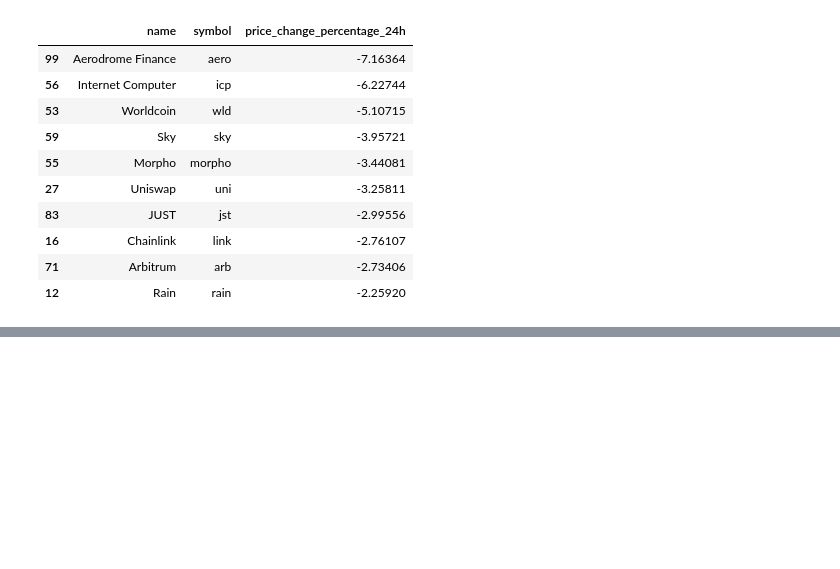
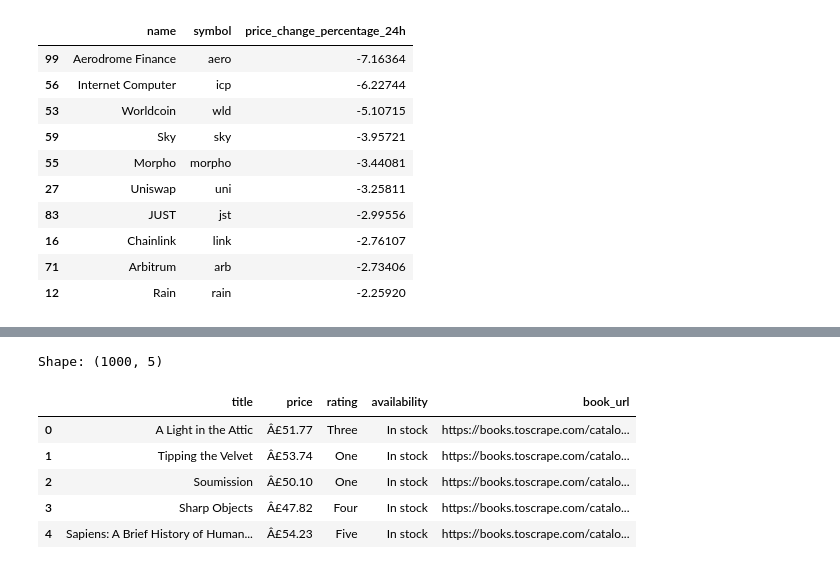
Before and after one commit to greeshavaishnavi09/Advanced_Multi_Source_Pipeline, a Jupyter notebook: research/01_multi_source_pipeline.ipynb, the cells around one changed output, grey strips where cells are left out. Drawn from its saved outputs; the diff is of its cells as text; code cells hidden in the pictures; blank space fills up the shorter version.

```diff
--- a/research/01_multi_source_pipeline.ipynb
+++ b/research/01_multi_source_pipeline.ipynb
@@ -1551,0 +1981,6 @@ top_losers
+# %%
+url = "https://books.toscrape.com/"
+# %%
+response = requests.get(url)
+
+print("Status Code:", response.status_code)
@@ -1551,0 +1989,11 @@ top_losers
+# %%
+
+# Parse HTML Using BeautifulSoup
+
+
+soup = BeautifulSoup(
+    response.text,
+    "html.parser"
+)
+
+print("HTML parsed successfully!")
@@ -1551,0 +2002,11 @@ top_losers
+# %%
+
+# Find Book Elements
+
+
+books = soup.find_all(
+    "article",
+    class_="product_pod"
+)
+
+print("Books found:", len(books))
@@ -1551,0 +2110,17 @@ top_losers
+# %%
+
+# Create Books Raw DataFrame
+
+books_raw = pd.DataFrame(books_data)
+
+print("Shape:", books_raw.shape)
+
+books_raw.head()
+# %% [output]
+Shape: (1000, 5)
+|  | title | price | rating | availability | book_url |
+| 0 | A Light in the Attic | Â£51.77 | Three | In stock | https://books.toscrape.com/catalo... |
+| 1 | Tipping the Velvet | Â£53.74 | One | In stock | https://books.toscrape.com/catalo... |
+| 2 | Soumission | Â£50.10 | One | In stock | https://books.toscrape.com/catalo... |
+| 3 | Sharp Objects | Â£47.82 | Four | In stock | https://books.toscrape.com/catalo... |
+| 4 | Sapiens: A Brief History of Human... | Â£54.23 | Five | In stock | https://books.toscrape.com/catalo... |
```
Also changed, not shown: parts of 43 cells of this notebook, 2 other files.
